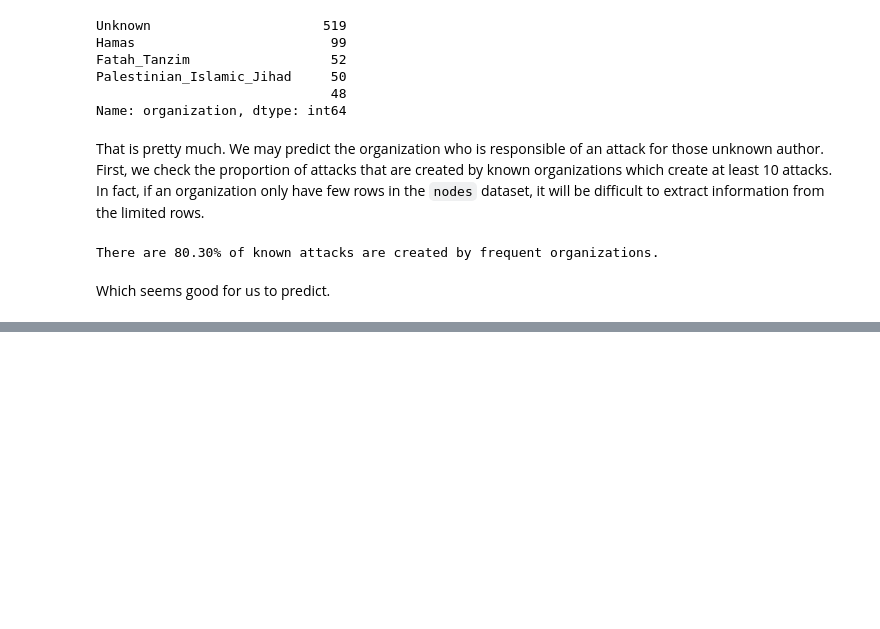
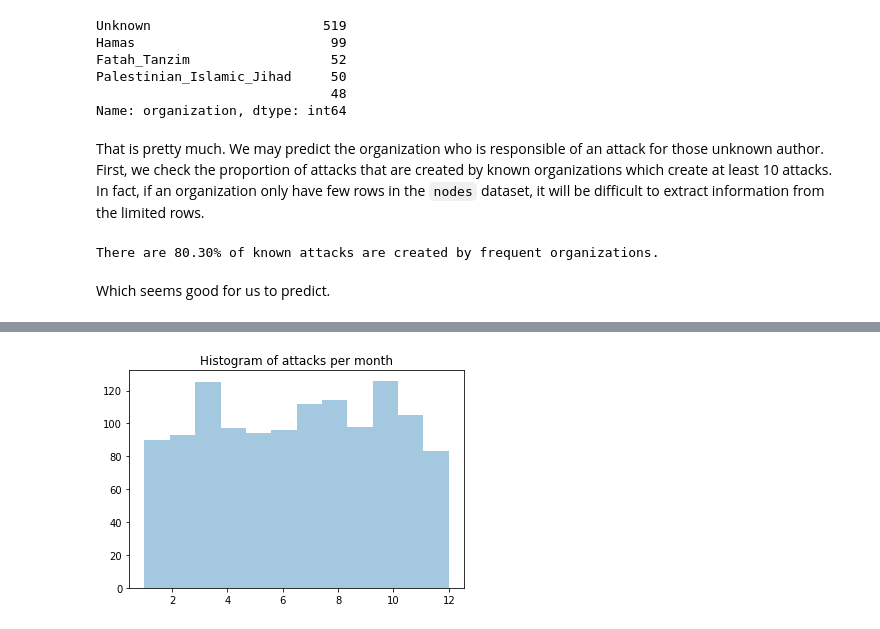
Before and after one commit to yusiZou/NTDS_project, a Jupyter notebook: code.ipynb, the cells around one changed output, grey strips where cells are left out. Cells and saved outputs as stored; diff of their text form; code cells hidden in the pictures; blank space fills up the shorter version.

```diff
--- a/code.ipynb
+++ b/code.ipynb
@@ -108,0 +127,7 @@ attacks.head()
+# %%
+attack_month = [t.month for t in ls]
+
+sns.distplot(attack_month, bins=12, kde=False)
+plt.title('Histogram of attacks per month');
+# %% [output]
+[figure, added]
```
Also changed, not shown: parts of 6 cells of this notebook.
